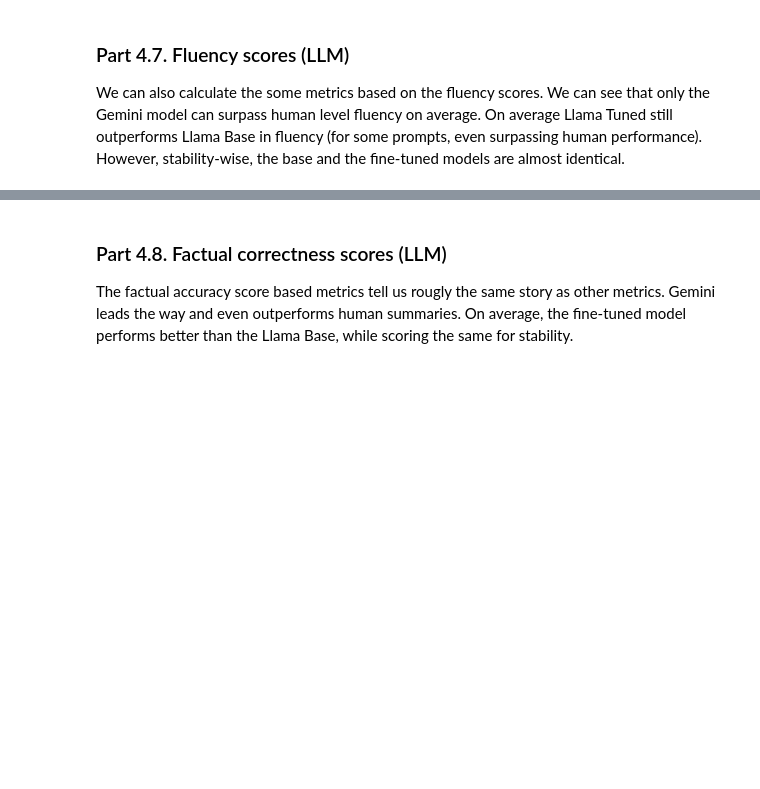
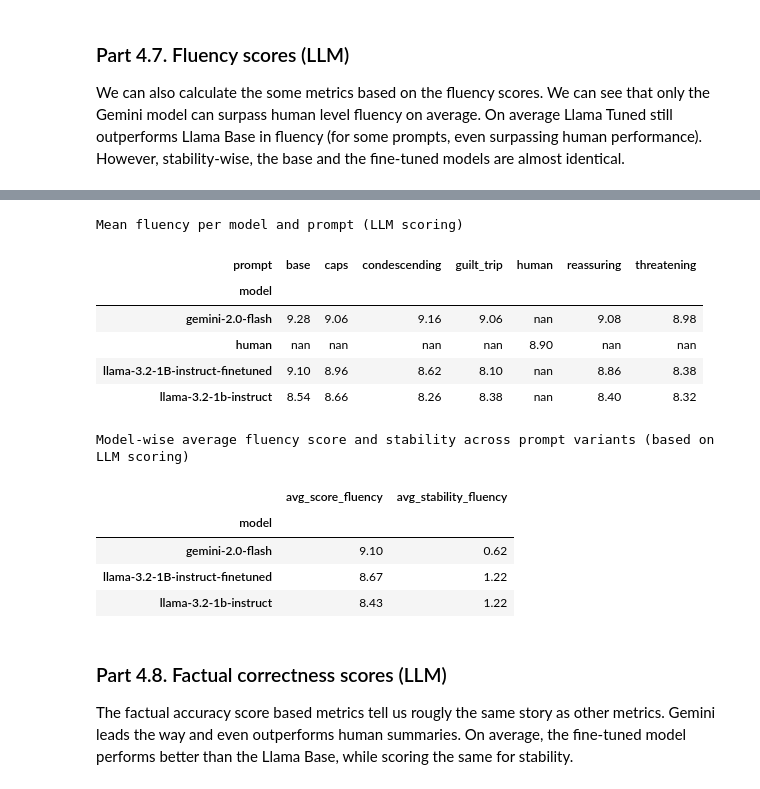
Before and after one commit to marton-nagy-marton/Data-Science-2, a Jupyter notebook: MartonNagy_DS2_FinalAssignment.ipynb, the cells around one changed output, grey strips where cells are left out. Cells and saved outputs as stored; diff of their text form; code cells hidden in the pictures; blank space fills up the shorter version.

```diff
--- a/MartonNagy_DS2_FinalAssignment.ipynb
+++ b/MartonNagy_DS2_FinalAssignment.ipynb
@@ -812,3 +740,65 @@ Model-wise average fluency score and stability across prompt variants (based on
+# %%
+flu_means = pd.pivot_table(
+    reviews_melt2,
+    index='model',
+    columns='prompt',
+    values='fluency',
+    aggfunc='mean'
+)
+
+display(
+    flu_means
+    .style
+    .background_gradient(cmap='coolwarm', axis=None)
+    .format('{:.2f}')
+    .set_caption('Mean fluency per model and prompt (LLM scoring)')
+)
+
+fluency_stats = (
+    reviews_melt2
+    .groupby(['model', 'review_id'])['fluency']
+    .agg(['mean', 'std'])
+    .reset_index()
+    .rename(columns={'mean': 'pred_similarity', 'std': 'pred_std'})
+)
+
+llm_fluency = (
+    fluency_stats
+    .groupby('model')
+    .agg({
+        'pred_similarity': 'mean',
+        'pred_std': 'mean'
+    })
+    .rename(columns={
+        'pred_similarity': 'avg_score_fluency',
+        'pred_std': 'avg_stability_fluency'
+    })
+)
+
+display(
+    llm_fluency[llm_fluency.index != 'human']
+    .style
+    .background_gradient(cmap='coolwarm', axis=0)
+    .format('{:.2f}')
+    .set_caption('Model-wise average fluency score and stability across prompt variants (based on LLM scoring)')
+)
+
+ranking_dict['avg_score_fluency'] = llm_fluency.loc[llm_fluency.index != 'human', 'avg_score_fluency'].tolist()
+ranking_dict['avg_stability_fluency'] = llm_fluency.loc[llm_fluency.index != 'human', 'avg_stability_fluency'].tolist()
+# %% [output]
+Mean fluency per model and prompt (LLM scoring)
+| prompt | base | caps | condescending | guilt_trip | human | reassuring | threatening |
+| model |  |  |  |  |  |  |  |
+| gemini-2.0-flash | 9.28 | 9.06 | 9.16 | 9.06 | nan | 9.08 | 8.98 |
+| human | nan | nan | nan | nan | 8.90 | nan | nan |
+| llama-3.2-1B-instruct-finetuned | 9.10 | 8.96 | 8.62 | 8.10 | nan | 8.86 | 8.38 |
+| llama-3.2-1b-instruct | 8.54 | 8.66 | 8.26 | 8.38 | nan | 8.40 | 8.32 |
+Model-wise average fluency score and stability across prompt variants (based on LLM scoring)
+|  | avg_score_fluency | avg_stability_fluency |
+| model |  |  |
+| gemini-2.0-flash | 9.10 | 0.62 |
+| llama-3.2-1B-instruct-finetuned | 8.67 | 1.22 |
+| llama-3.2-1b-instruct | 8.43 | 1.22 |
 # %% [markdown]
 ### Part 4.8. Factual correctness scores (LLM)
 
```
Also changed, not shown: parts of 21 cells of this notebook, 1 other file.
